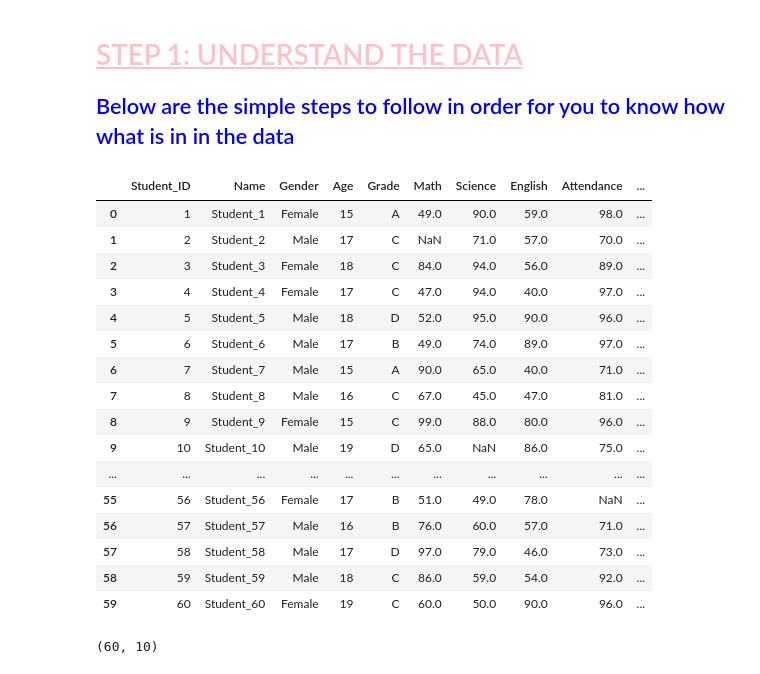
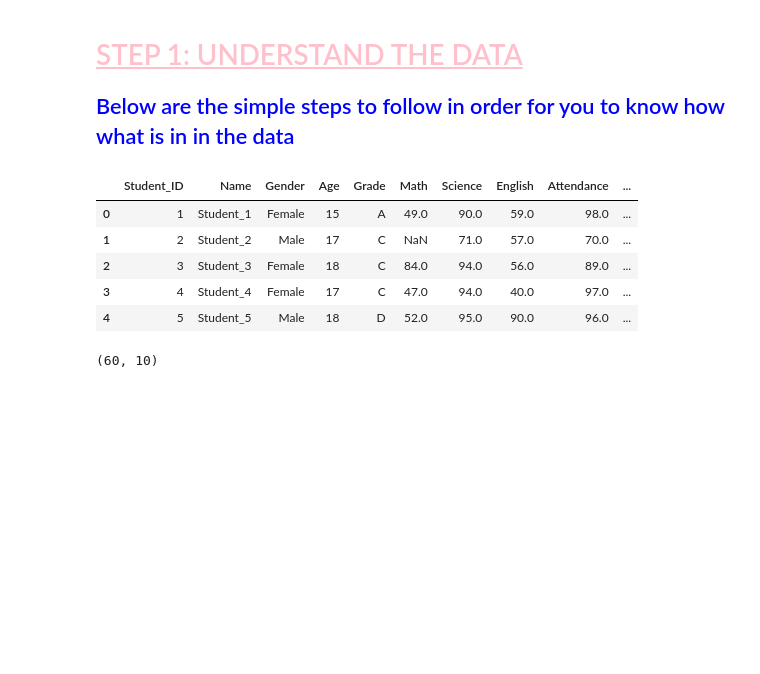
Before and after one commit to Jack-ki1/BEGINEER, a Jupyter notebook: S001/S001.ipynb, the cells around one changed output. Saved outputs shown, nothing was run; the diff lists cells and outputs as text; code cells hidden in the pictures; blank space fills up the shorter version.

```diff
--- a/S001/S001.ipynb
+++ b/S001/S001.ipynb
@@ -10,25 +10,14 @@ import pandas as pd
 df=pd.read_excel("S001_DATA.xlsx")
 #pd.read_excel() is used to introduce excel files into your notebook then in the brackets you are supposed to place the path to your file
 # %%
-df #loads the  whole dataset you have uploaded
+df[:5] #loads the  whole dataset you have uploaded and [:5] is to help me pick just the first five rows(index wise)
 # %% [output]
 |  | Student_ID | Name | Gender | Age | Grade | Math | Science | English | Attendance | ... |
 | 0 | 1 | Student_1 | Female | 15 | A | 49.0 | 90.0 | 59.0 | 98.0 | ... |
 | 1 | 2 | Student_2 | Male | 17 | C | NaN | 71.0 | 57.0 | 70.0 | ... |
 | 2 | 3 | Student_3 | Female | 18 | C | 84.0 | 94.0 | 56.0 | 89.0 | ... |
 | 3 | 4 | Student_4 | Female | 17 | C | 47.0 | 94.0 | 40.0 | 97.0 | ... |
 | 4 | 5 | Student_5 | Male | 18 | D | 52.0 | 95.0 | 90.0 | 96.0 | ... |
-| 5 | 6 | Student_6 | Male | 17 | B | 49.0 | 74.0 | 89.0 | 97.0 | ... |
-| 6 | 7 | Student_7 | Male | 15 | A | 90.0 | 65.0 | 40.0 | 71.0 | ... |
-| 7 | 8 | Student_8 | Male | 16 | C | 67.0 | 45.0 | 47.0 | 81.0 | ... |
-| 8 | 9 | Student_9 | Female | 15 | C | 99.0 | 88.0 | 80.0 | 96.0 | ... |
-| 9 | 10 | Student_10 | Male | 19 | D | 65.0 | NaN | 86.0 | 75.0 | ... |
-| ... | ... | ... | ... | ... | ... | ... | ... | ... | ... | ... |
-| 55 | 56 | Student_56 | Female | 17 | B | 51.0 | 49.0 | 78.0 | NaN | ... |
-| 56 | 57 | Student_57 | Male | 16 | B | 76.0 | 60.0 | 57.0 | 71.0 | ... |
-| 57 | 58 | Student_58 | Male | 17 | D | 97.0 | 79.0 | 46.0 | 73.0 | ... |
-| 58 | 59 | Student_59 | Male | 18 | C | 86.0 | 59.0 | 54.0 | 92.0 | ... |
-| 59 | 60 | Student_60 | Female | 19 | C | 60.0 | 50.0 | 90.0 | 96.0 | ... |
 # %%
 df.shape
 #Gives number of(ROWS,COLUMNS)
```
Also changed, not shown: parts of 7 cells of this notebook, 3 other files.
